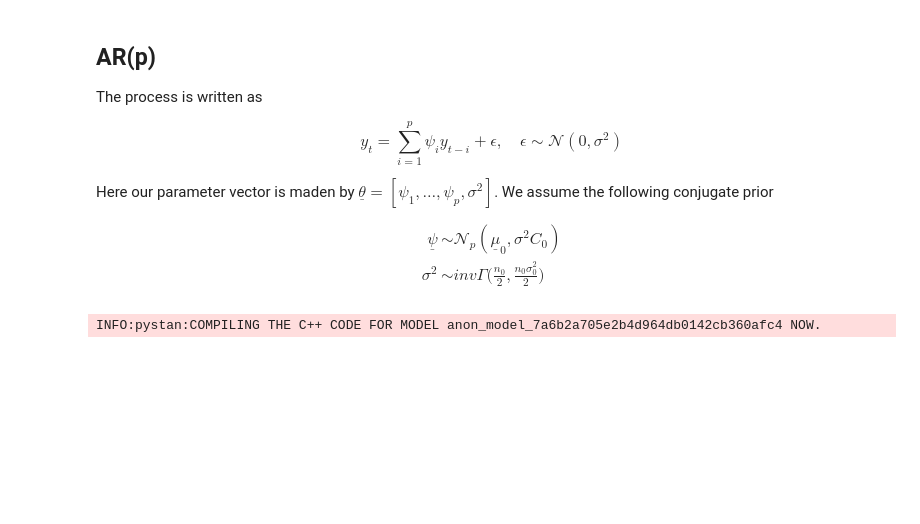
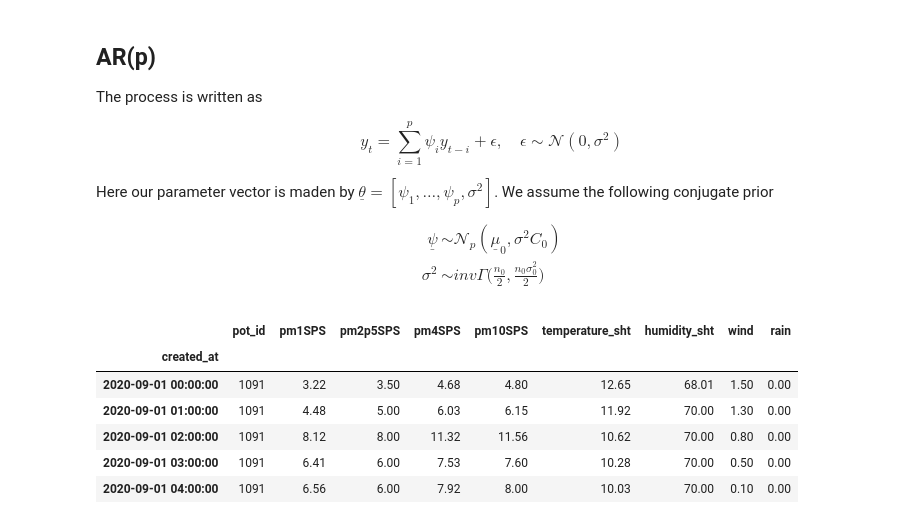
Before and after one commit to AlePalu/AirQualityForecasting, a Jupyter notebook: notebooks/ClassicalModels.ipynb, the cells around one changed output. Drawn from its saved outputs; the diff is of its cells as text; code cells hidden in the pictures; blank space fills up the shorter version.

```diff
--- a/notebooks/ClassicalModels.ipynb
+++ b/notebooks/ClassicalModels.ipynb
@@ -25,18 +30,29 @@ $$
 \sigma^2 &\sim inv\Gamma\Biggl(\frac{n_0}{2}, \frac{n_0 \sigma_0^2}{2} \Biggr)
 \end{align*}
 $$
-# %%
-# fit the model and run MCMC
-model_code = '''
-    parameters {
-        real y;
-    }
-    model {
-        y ~ normal(0,1);
-    }
-'''
-
-model = pystan.StanModel(model_code=model_code)
-y = model.sampling().extract()['y']
-# %% [output]
-INFO:pystan:COMPILING THE C++ CODE FOR MODEL anon_model_7a6b2a705e2b4d964db0142cb360afc4 NOW.
+# %%
+# load data as produced by DataCollection
+fullData = pd.read_csv("../data/tsData.csv")
+fullData["created_at"] = pd.to_datetime(fullData["created_at"])
+fullData.set_index("created_at", inplace=True)
+
+# set pot, and period of time where consider data
+interestingPot = 1091
+startDate      = "2020-09-01"
+endDate        = fullData.index.max()
+
+
+data = fullData.loc[fullData["pot_id"]==interestingPot][startDate:endDate]
+
+# drop useless features in this analysis
+data.drop(["latitude", "longitude", "weekend"], axis = 1, inplace = True)
+data = data.dropna()
+data.head()
+# %% [output]
+|  | pot_id | pm1SPS | pm2p5SPS | pm4SPS | pm10SPS | temperature_sht | humidity_sht | wind | rain |
+| created_at |  |  |  |  |  |  |  |  |  |
+| 2020-09-01 00:00:00 | 1091 | 3.22 | 3.50 | 4.68 | 4.80 | 12.65 | 68.01 | 1.50 | 0.00 |
+| 2020-09-01 01:00:00 | 1091 | 4.48 | 5.00 | 6.03 | 6.15 | 11.92 | 70.00 | 1.30 | 0.00 |
+| 2020-09-01 02:00:00 | 1091 | 8.12 | 8.00 | 11.32 | 11.56 | 10.62 | 70.00 | 0.80 | 0.00 |
+| 2020-09-01 03:00:00 | 1091 | 6.41 | 6.00 | 7.53 | 7.60 | 10.28 | 70.00 | 0.50 | 0.00 |
+| 2020-09-01 04:00:00 | 1091 | 6.56 | 6.00 | 7.92 | 8.00 | 10.03 | 70.00 | 0.10 | 0.00 |
```
Also changed, not shown: parts of 5 cells of this notebook.
